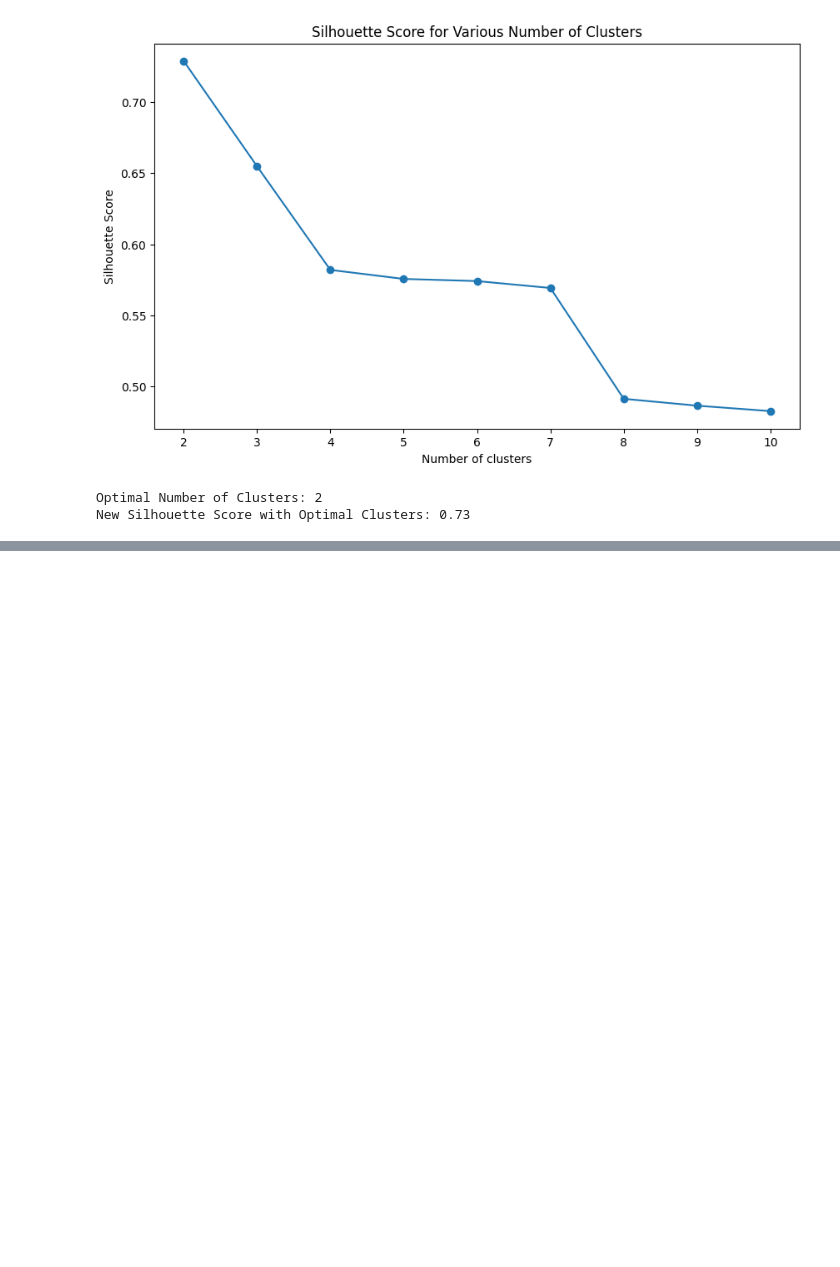
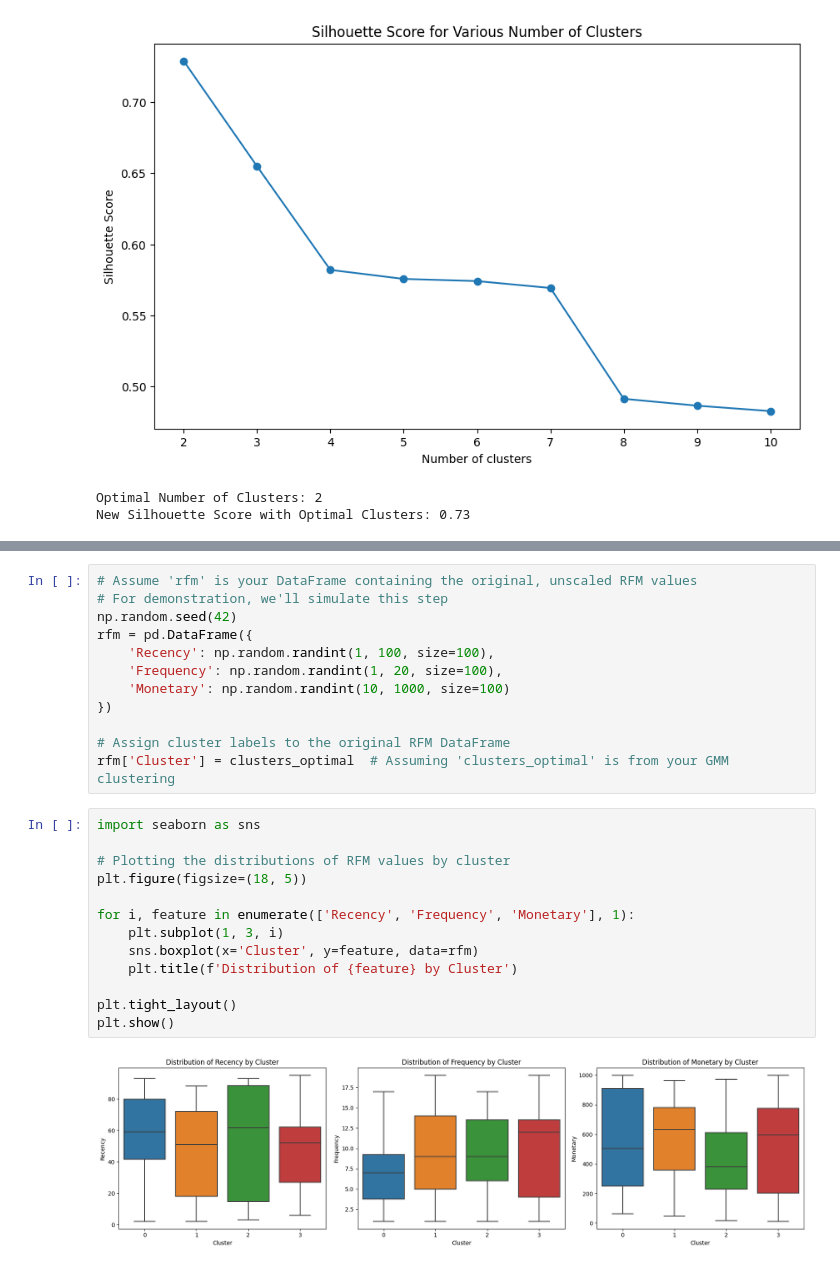
Before and after one commit to amirRafati/451Assignemnt3, a Jupyter notebook: DataProcessing.ipynb, the cells around one changed output, grey strips where cells are left out. Cells and saved outputs as stored; diff of their text form; blank space fills up the shorter version.

```diff
--- a/DataProcessing.ipynb
+++ b/DataProcessing.ipynb
@@ -344,0 +430,27 @@ Silhouette Score with GMM: 0.17
+# %%
+# Assume 'rfm' is your DataFrame containing the original, unscaled RFM values
+# For demonstration, we'll simulate this step
+np.random.seed(42)
+rfm = pd.DataFrame({
+    'Recency': np.random.randint(1, 100, size=100),
+    'Frequency': np.random.randint(1, 20, size=100),
+    'Monetary': np.random.randint(10, 1000, size=100)
+})
+
+# Assign cluster labels to the original RFM DataFrame
+rfm['Cluster'] = clusters_optimal  # Assuming 'clusters_optimal' is from your GMM clustering
+# %%
+import seaborn as sns
+
+# Plotting the distributions of RFM values by cluster
+plt.figure(figsize=(18, 5))
+
+for i, feature in enumerate(['Recency', 'Frequency', 'Monetary'], 1):
+    plt.subplot(1, 3, i)
+    sns.boxplot(x='Cluster', y=feature, data=rfm)
+    plt.title(f'Distribution of {feature} by Cluster')
+
+plt.tight_layout()
+plt.show()
+# %% [output]
+[figure, added]
```
Also changed, not shown: parts of 4 cells of this notebook.
